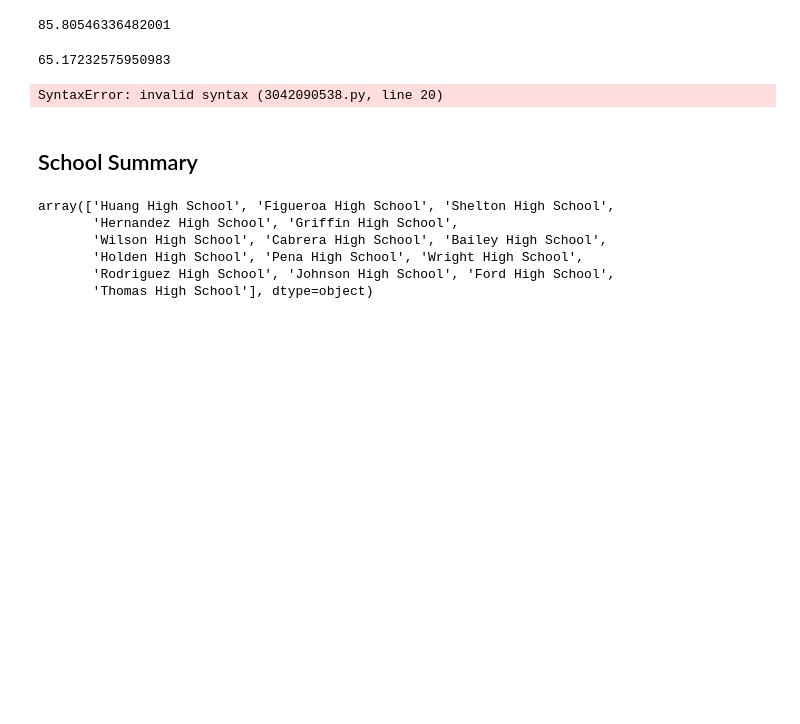
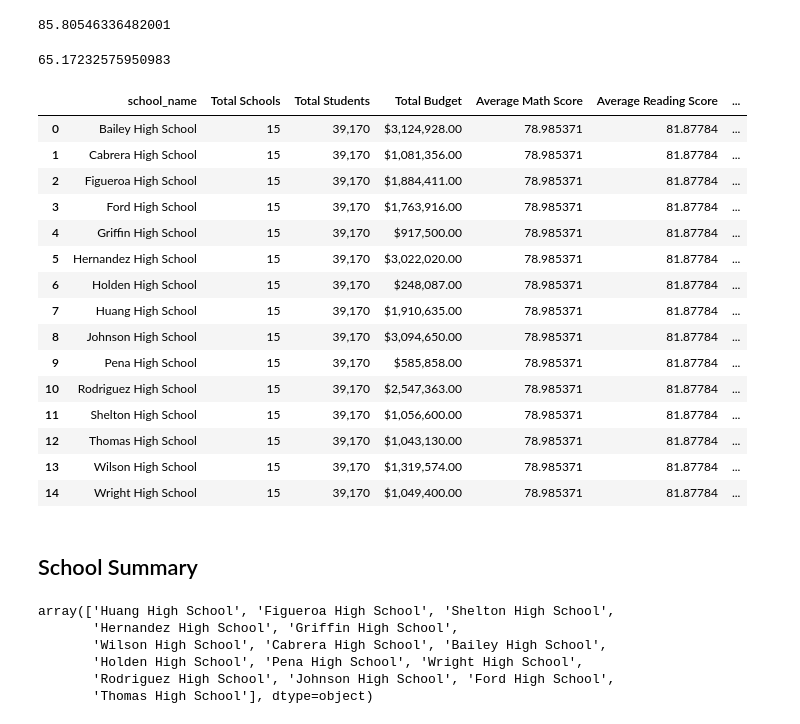
Before and after one commit to miatsivitse/pandas-challenge, a Jupyter notebook: PyCitySchools/PyCitySchools_Assignment.ipynb, the cells around one changed output. Saved outputs shown, nothing was run; the diff lists cells and outputs as text; code cells hidden in the pictures; blank space fills up the shorter version.

Commit message:
index add on DF - section 1

```diff
--- a/PyCitySchools/PyCitySchools_Assignment.ipynb
+++ b/PyCitySchools/PyCitySchools_Assignment.ipynb
@@ -93,27 +93,42 @@ overall_passing_rate
 # %%
 # Create a high-level snapshot of the district's key metrics in a DataFrame
 
 district_summary = pd.DataFrame({
    "Total Schools" : school_count,
     "Total Students": student_count,
     "Total Budget": total_budget,
     "Average Math Score": average_math_score,
     "Average Reading Score": average_reading_score,
     "% Passing Math": passing_math_percentage,
     "% Passing Reading": passing_reading_percentage,
     "% Overall Passing": overall_passing_rate
 })
 
 # Formatting
 district_summary["Total Students"] = district_summary["Total Students"].map("{:,}".format)
 district_summary["Total Budget"] = district_summary["Total Budget"].map("${:,.2f}".format)
 
-# Display the DataFrame
+# Display the DataFrame_df = district_summary
 new_df = district_summary
-new_df = .reset_index()
+new_df = district_summary.reset_index()
 new_df
 # %% [output]
-SyntaxError: invalid syntax (3042090538.py, line 20)
+|  | school_name | Total Schools | Total Students | Total Budget | Average Math Score | Average Reading Score | ... |
+| 0 | Bailey High School | 15 | 39,170 | $3,124,928.00 | 78.985371 | 81.87784 | ... |
+| 1 | Cabrera High School | 15 | 39,170 | $1,081,356.00 | 78.985371 | 81.87784 | ... |
+| 2 | Figueroa High School | 15 | 39,170 | $1,884,411.00 | 78.985371 | 81.87784 | ... |
+| 3 | Ford High School | 15 | 39,170 | $1,763,916.00 | 78.985371 | 81.87784 | ... |
+| 4 | Griffin High School | 15 | 39,170 | $917,500.00 | 78.985371 | 81.87784 | ... |
+| 5 | Hernandez High School | 15 | 39,170 | $3,022,020.00 | 78.985371 | 81.87784 | ... |
+| 6 | Holden High School | 15 | 39,170 | $248,087.00 | 78.985371 | 81.87784 | ... |
+| 7 | Huang High School | 15 | 39,170 | $1,910,635.00 | 78.985371 | 81.87784 | ... |
+| 8 | Johnson High School | 15 | 39,170 | $3,094,650.00 | 78.985371 | 81.87784 | ... |
+| 9 | Pena High School | 15 | 39,170 | $585,858.00 | 78.985371 | 81.87784 | ... |
+| 10 | Rodriguez High School | 15 | 39,170 | $2,547,363.00 | 78.985371 | 81.87784 | ... |
+| 11 | Shelton High School | 15 | 39,170 | $1,056,600.00 | 78.985371 | 81.87784 | ... |
+| 12 | Thomas High School | 15 | 39,170 | $1,043,130.00 | 78.985371 | 81.87784 | ... |
+| 13 | Wilson High School | 15 | 39,170 | $1,319,574.00 | 78.985371 | 81.87784 | ... |
+| 14 | Wright High School | 15 | 39,170 | $1,049,400.00 | 78.985371 | 81.87784 | ... |
 # %% [markdown]
 ## School Summary
 # %%
```
